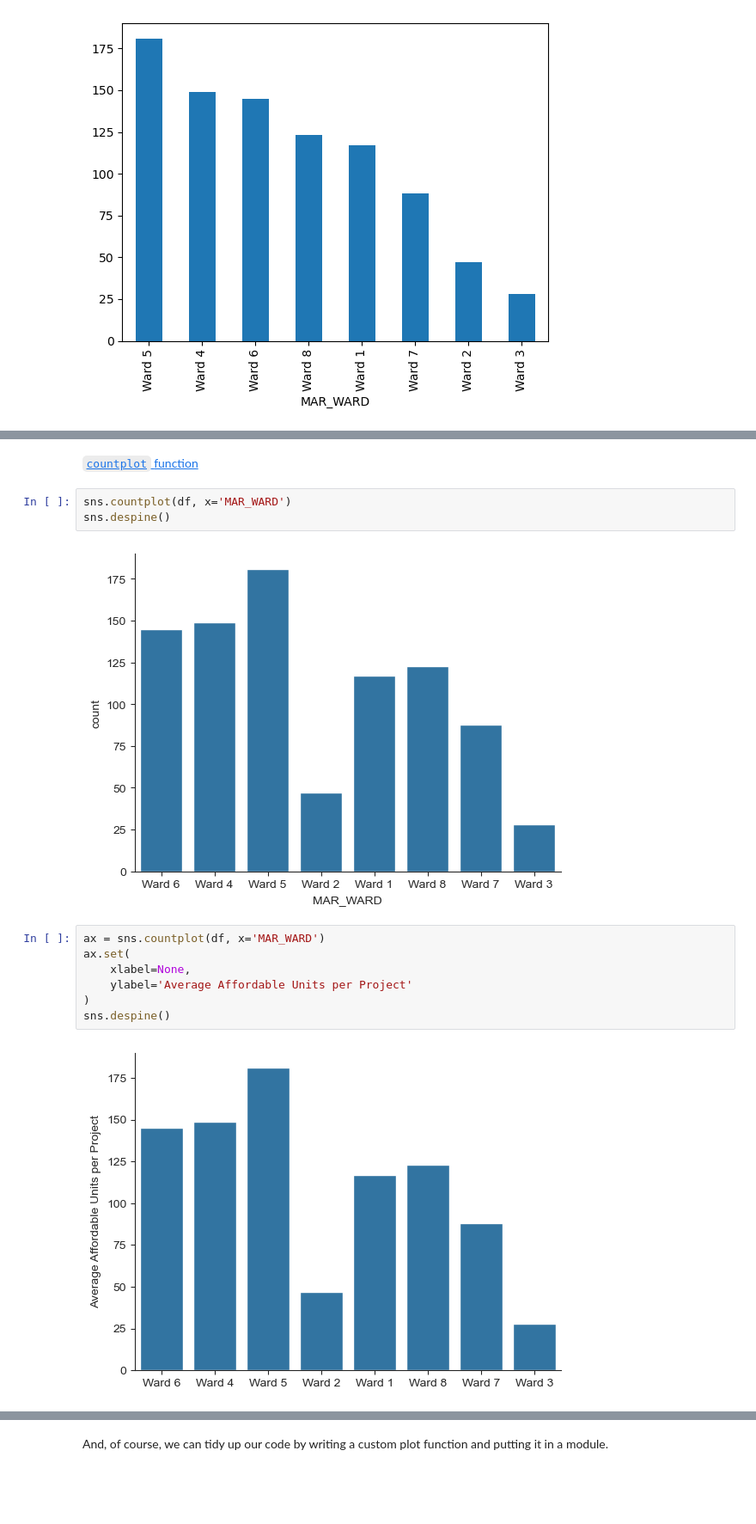
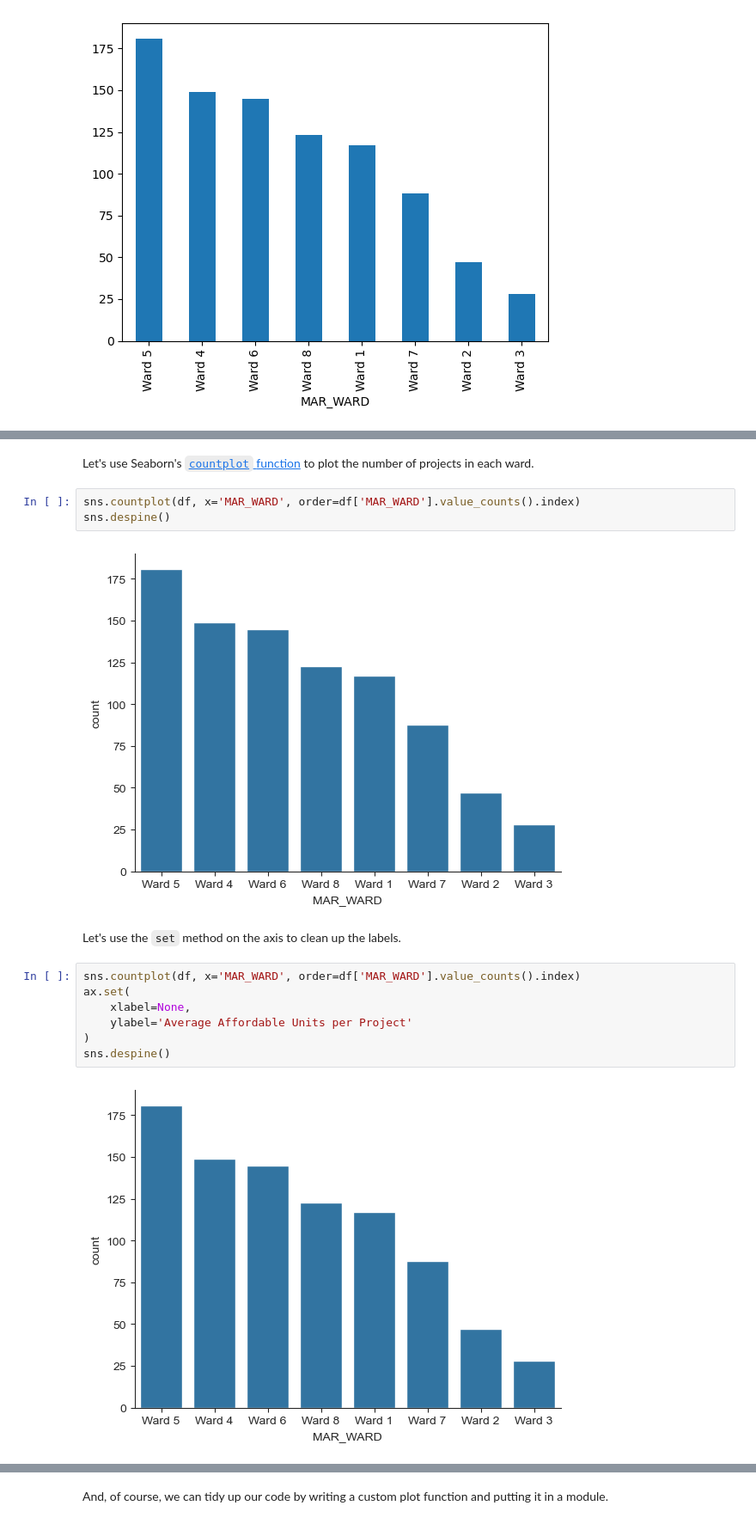
Before and after one commit to ncsg/ursp688y_sp2023, a Jupyter notebook: demos/demo05/demo05.ipynb, the cells around one changed output, grey strips where cells are left out. Shown: that part at 86% size. Drawn from its saved outputs; the diff is of its cells as text; blank space fills up the shorter version.

```diff
--- a/demos/demo05/demo05.ipynb
+++ b/demos/demo05/demo05.ipynb
@@ -315,17 +317,19 @@ sns.set_style('ticks')
 # %% [markdown]
-[`countplot` function](https://seaborn.pydata.org/generated/seaborn.countplot.html)
+Let's use Seaborn's [`countplot` function](https://seaborn.pydata.org/generated/seaborn.countplot.html) to plot the number of projects in each ward.
 # %%
-sns.countplot(df, x='MAR_WARD')
+sns.countplot(df, x='MAR_WARD', order=df['MAR_WARD'].value_counts().index)
 sns.despine()
 # %% [output]
-[figure, old version]
+[figure, new version]
+# %% [markdown]
+Let's use the `set` method on the axis to clean up the labels.
 # %%
-ax = sns.countplot(df, x='MAR_WARD')
+sns.countplot(df, x='MAR_WARD', order=df['MAR_WARD'].value_counts().index)
 ax.set(
     xlabel=None,
     ylabel='Average Affordable Units per Project'
 )
 sns.despine()
 # %% [output]
-[figure, old version]
+[figure, new version]
 # %% [markdown]
```
Also changed, not shown: parts of 7 cells of this notebook, 2 other files.
